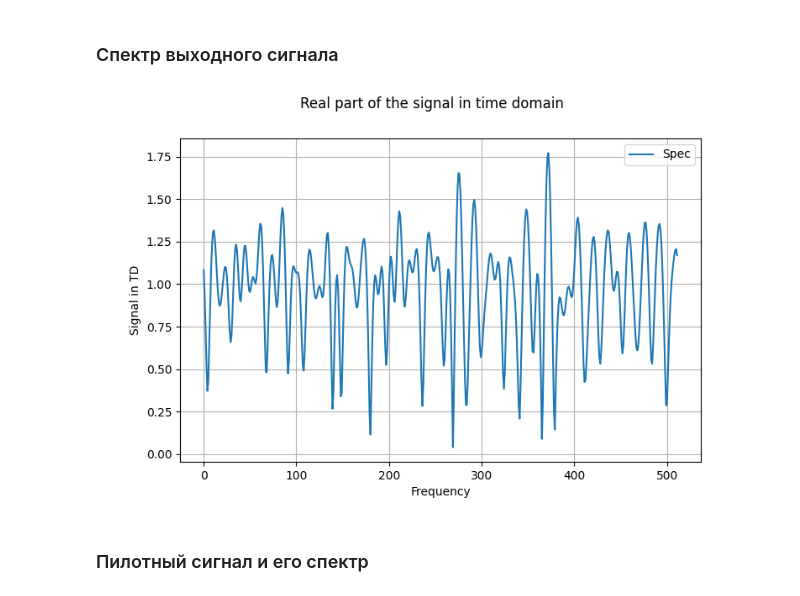
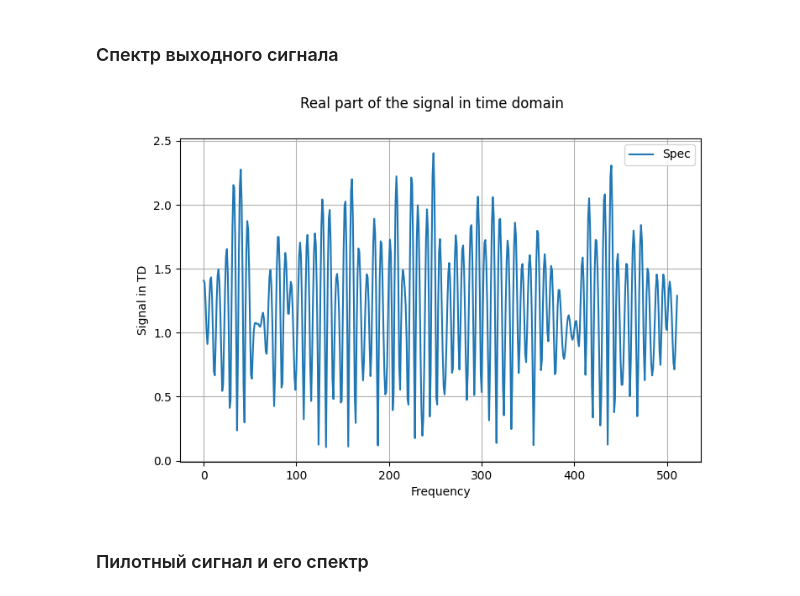
Before and after one commit to isvoropaev02/OFDM, a Jupyter notebook: model_performance.ipynb, the cells around one changed output. Cells and saved outputs as stored; diff of their text form; code cells hidden in the pictures.

```diff
--- a/model_performance.ipynb
+++ b/model_performance.ipynb
@@ -73,18 +73,18 @@ plt.show()
 # %%
 N = 512
 
 fig2_1 = plt.figure(figsize=(8,5))
 ax_1 = fig2_1.add_subplot(111)
-ax_1.plot(np.arange(0, N, 1), np.abs(fft((info_frame_td['Re'][cp_size-1:]+1j*info_frame_td['Im'][cp_size-1:]).to_numpy(), N)), label='Spec')
+ax_1.plot(np.arange(0, N, 1), np.abs(fft((info_frame_td['Re']+1j*info_frame_td['Im']).to_numpy(), N)), label='Spec')
 ax_1.set_ylabel("Signal in TD")
 ax_1.set_xlabel(r"Frequency")
 ax_1.legend()
 ax_1.grid()
 #ax_1.set_title('Real part')
 fig2_1.suptitle('Real part of the signal in time domain')
 plt.show()
 # %% [output]
-[figure, old version]
+[figure, new version]
 # %% [markdown]
 ### Пилотный сигнал и его спектр
 # %%
```
Also changed, not shown: parts of 2 cells of this notebook, 18 other files.
